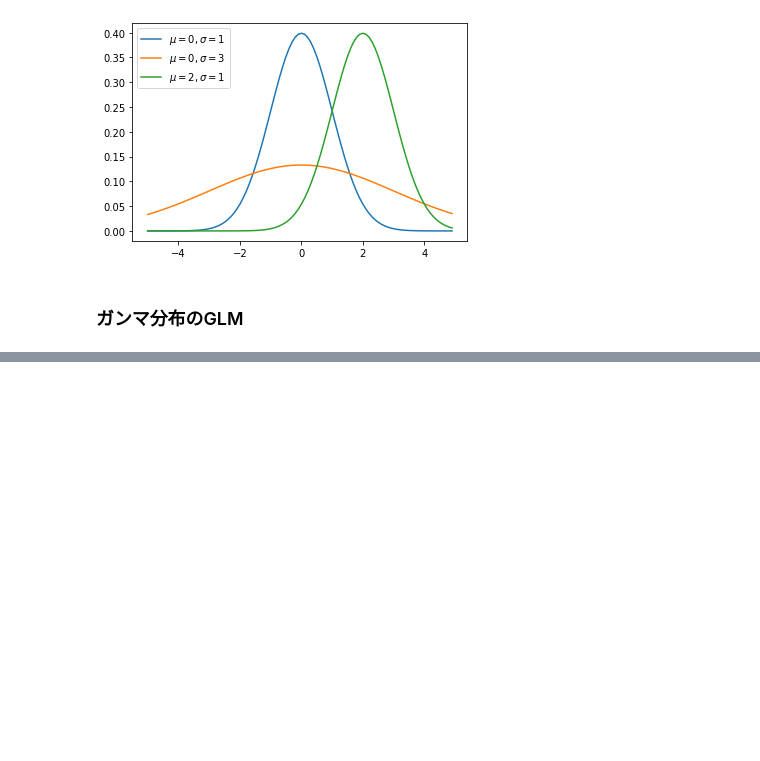
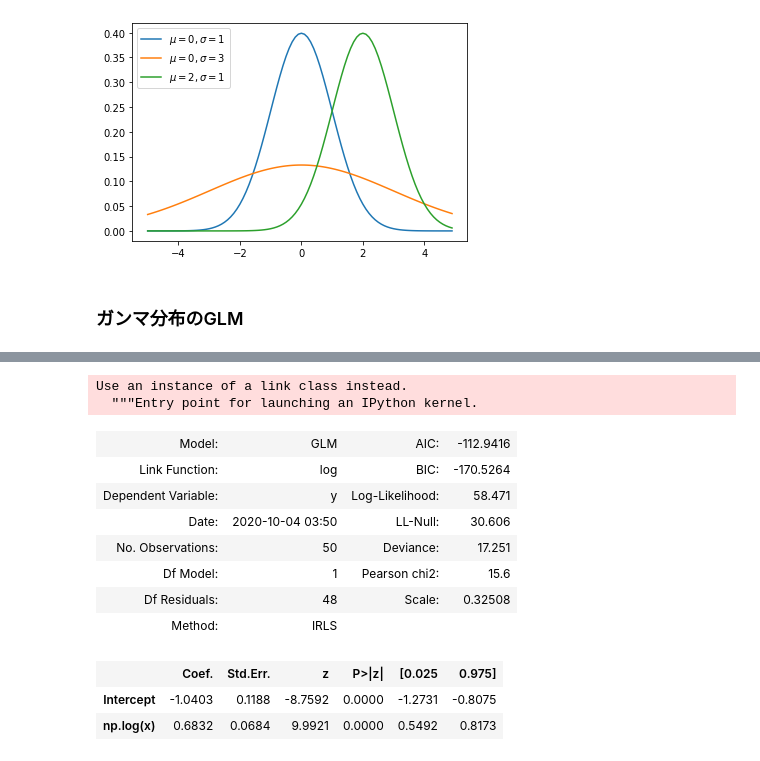
Before and after one commit to KFurudate/Midoribon, a Jupyter notebook: chap6.ipynb, the cells around one changed output, grey strips where cells are left out. Drawn from its saved outputs; the diff is of its cells as text; code cells hidden in the pictures; blank space fills up the shorter version.

```diff
--- a/chap6.ipynb
+++ b/chap6.ipynb
@@ -335,0 +347,18 @@ sns.scatterplot(x='x', y='y', c=data2.x, data=data2)
+# %%
+model = smf.glm('y~np.log(x)', data=data3, family=sm.families.Gamma(link=sm.families.links.log))
+result = model.fit()
+result.summary2()
+# %% [output]
+Use an instance of a link class instead.
+  """Entry point for launching an IPython kernel.
+| Model: | GLM | AIC: | -112.9416 |
+| Link Function: | log | BIC: | -170.5264 |
+| Dependent Variable: | y | Log-Likelihood: | 58.471 |
+| Date: | 2020-10-04 03:50 | LL-Null: | 30.606 |
+| No. Observations: | 50 | Deviance: | 17.251 |
+| Df Model: | 1 | Pearson chi2: | 15.6 |
+| Df Residuals: | 48 | Scale: | 0.32508 |
+| Method: | IRLS |  |  |
+|  | Coef. | Std.Err. | z | P>|z| | [0.025 | 0.975] |
+| Intercept | -1.0403 | 0.1188 | -8.7592 | 0.0000 | -1.2731 | -0.8075 |
+| np.log(x) | 0.6832 | 0.0684 | 9.9921 | 0.0000 | 0.5492 | 0.8173 |
```
Also changed, not shown: parts of 4 cells of this notebook.
